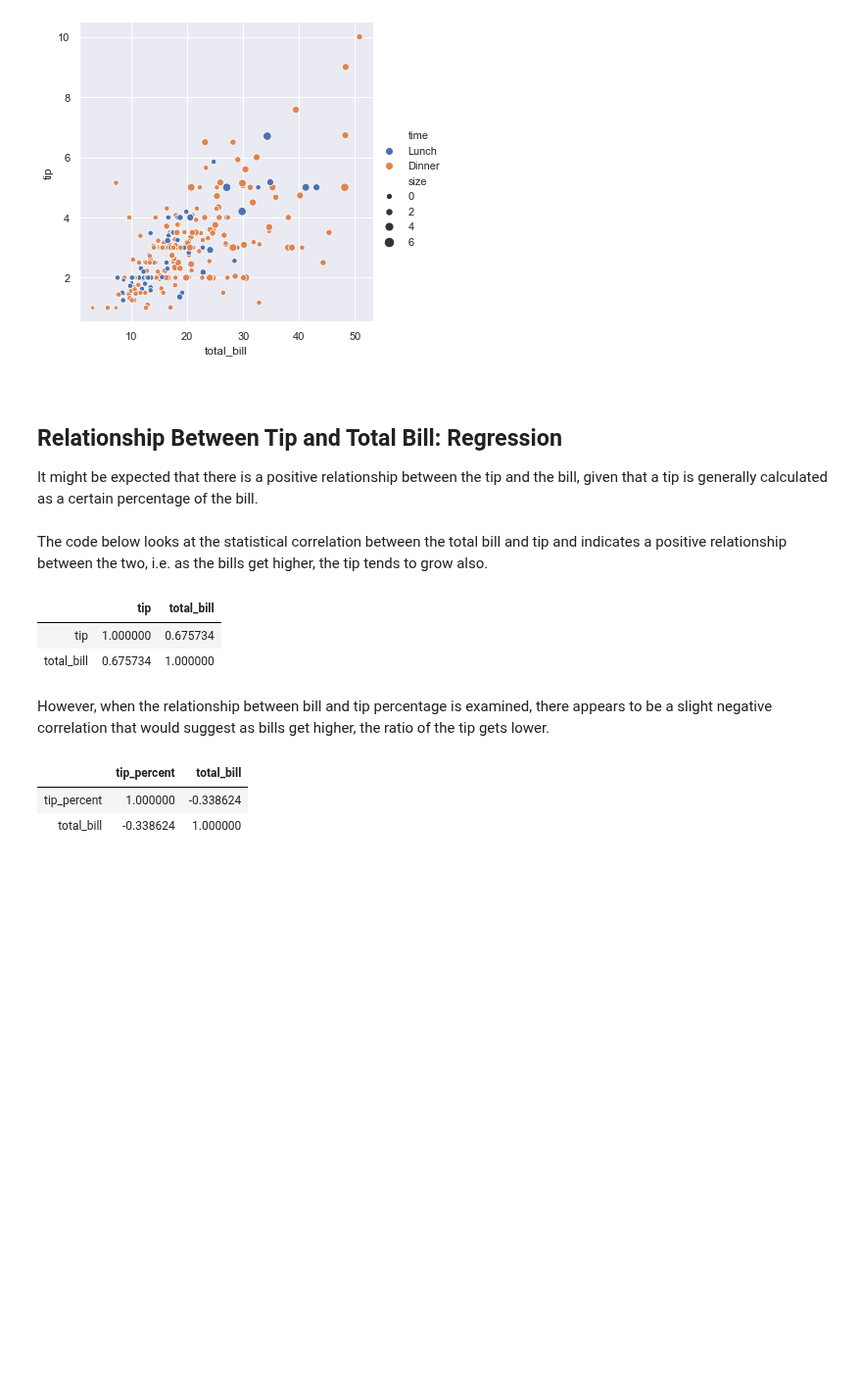
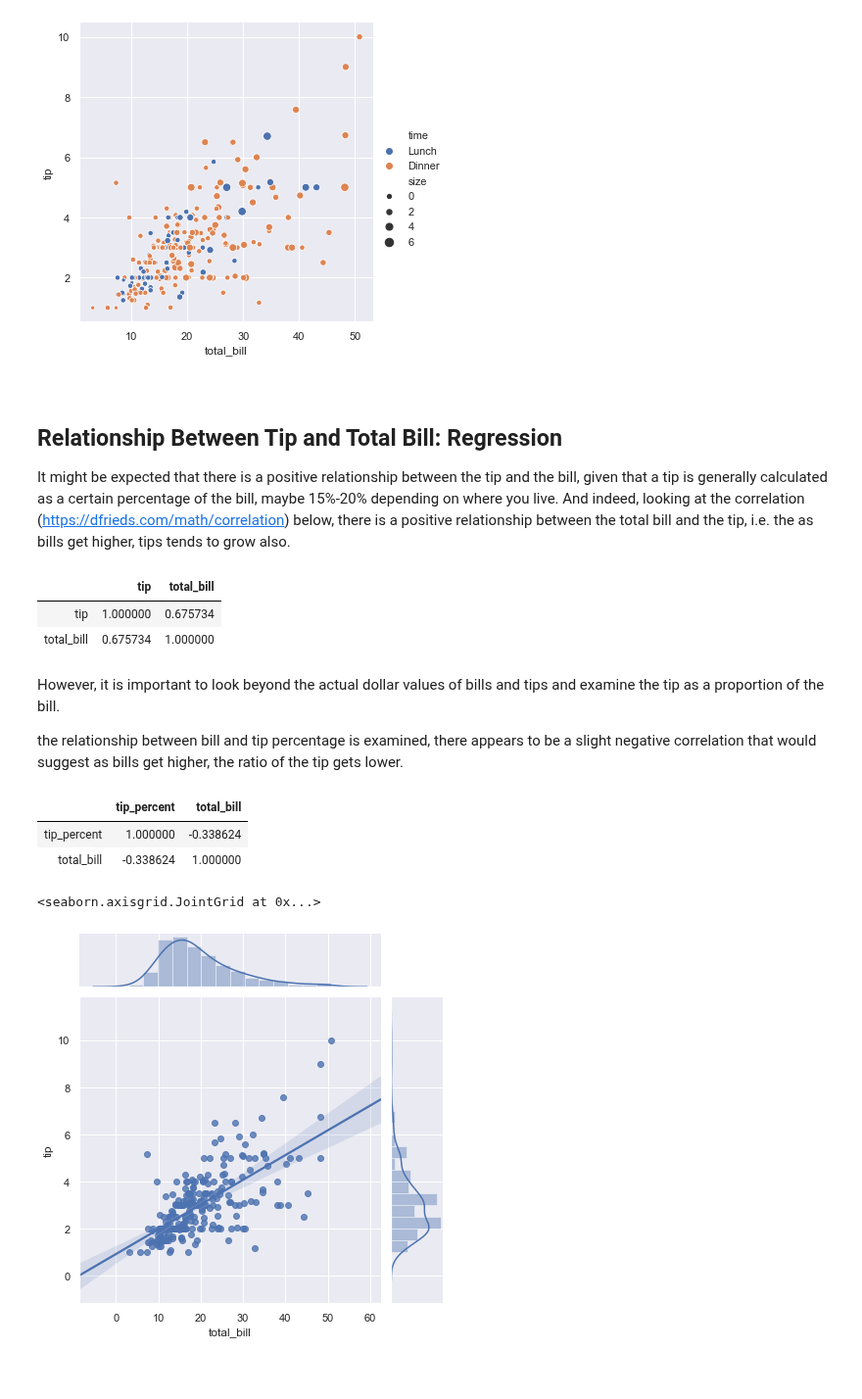
Before and after one commit to jennifer-ryan/fundamentals-project, a Jupyter notebook: tips_database_analysis.ipynb, the cells around one changed output. Shown at 98% size. Saved outputs shown, nothing was run; the diff lists cells and outputs as text; code cells hidden in the pictures; blank space fills up the shorter version.

```diff
--- a/tips_database_analysis.ipynb
+++ b/tips_database_analysis.ipynb
@@ -376,8 +376,6 @@ plt.show()
 
 ## Relationship Between Tip and Total Bill: Regression
 
-It might be expected that there is a positive relationship between the tip and the bill, given that a tip is generally calculated as a certain percentage of the bill.
+It might be expected that there is a positive relationship between the tip and the bill, given that a tip is generally calculated as a certain percentage of the bill, maybe 15%-20% depending on where you live. And indeed, looking at the correlation (https://dfrieds.com/math/correlation) below, there is a  positive relationship between the total bill and the tip, i.e. the as bills get higher, tips tends to grow also.
-# %% [markdown]
-The code below looks at the statistical correlation between the total bill and tip and indicates a positive relationship between the two, i.e. as the bills get higher, the tip tends to grow also.
 # %%
 # Calculating the correlation between tip and bill
@@ -389,13 +386,21 @@ tips_df[['tip', 'total_bill']].corr()
 | tip | 1.000000 | 0.675734 |
 | total_bill | 0.675734 | 1.000000 |
 # %% [markdown]
-However, when the relationship between bill and tip percentage is examined, there appears to be a slight negative correlation that would suggest as bills get higher, the ratio of the tip gets lower.
+However, it is important to look beyond the actual dollar values of bills and tips and examine the tip as a proportion of the bill.
+
+the relationship between bill and tip percentage is examined, there appears to be a slight negative correlation that would suggest as bills get higher, the ratio of the tip gets lower.
 # %%
 tips_df[['tip_percent', 'total_bill']].corr()
 # %% [output]
 |  | tip_percent | total_bill |
 | tip_percent | 1.000000 | -0.338624 |
 | total_bill | -0.338624 | 1.000000 |
+# %%
+#https://grindsquare.co.za/python-data-visualisation-using-seaborn/
+sns.jointplot(data=tips_df, x='total_bill', y='tip', kind='reg')
+# %% [output]
+<seaborn.axisgrid.JointGrid at 0x...>
+[figure, added]
 # %% [markdown]
 <br>
 # %% [markdown]
```
Also changed, not shown: parts of 13 cells of this notebook.
